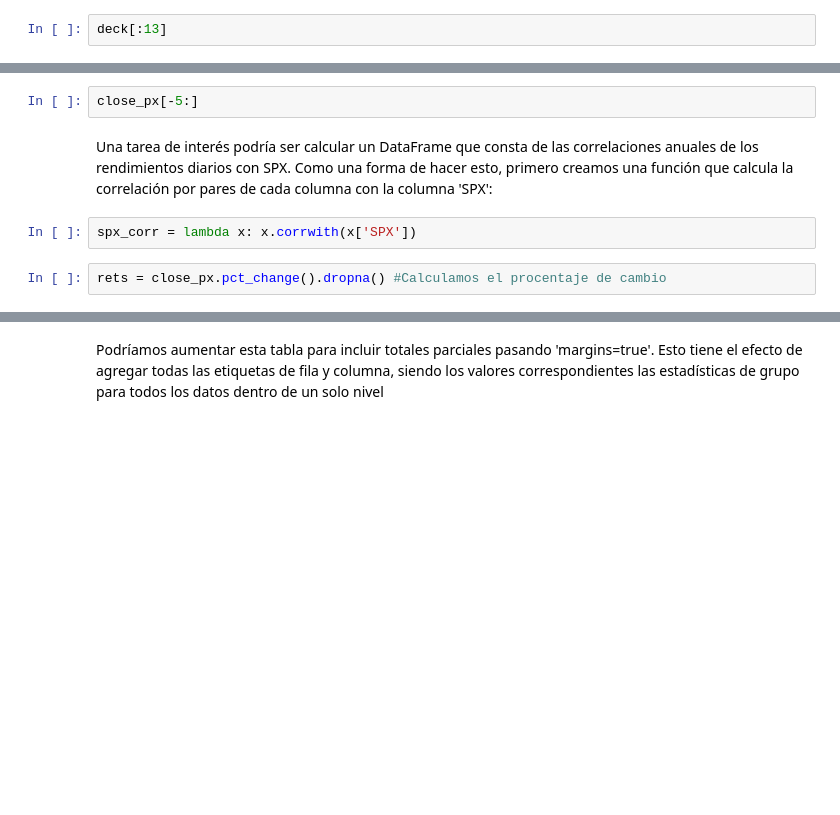
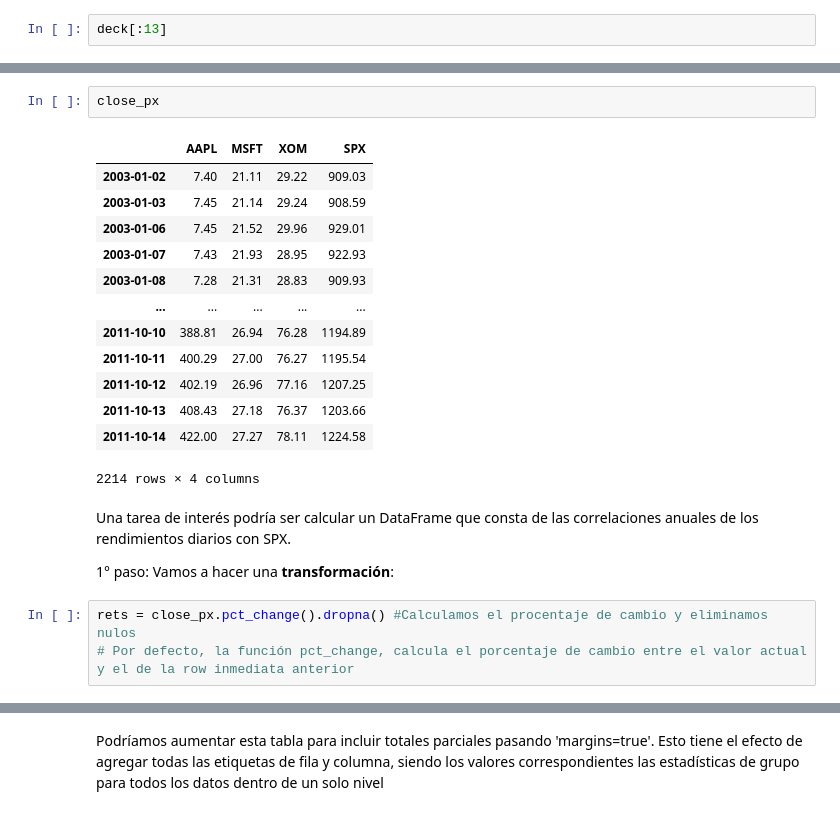
Before and after one commit to ri1965/DataScience, a Jupyter notebook: 6.Gestion_de_datos/Agregación_de_datos.ipynb, the cells around one changed output, grey strips where cells are left out. Saved outputs shown, nothing was run; the diff lists cells and outputs as text; blank space fills up the shorter version.

```diff
--- a/6.Gestion_de_datos/Agregación_de_datos.ipynb
+++ b/6.Gestion_de_datos/Agregación_de_datos.ipynb
@@ -333,9 +745,23 @@ close_px.info()
 # %%
-close_px[-5:]
+close_px
+# %% [output]
+|  | AAPL | MSFT | XOM | SPX |
+| 2003-01-02 | 7.40 | 21.11 | 29.22 | 909.03 |
+| 2003-01-03 | 7.45 | 21.14 | 29.24 | 908.59 |
+| 2003-01-06 | 7.45 | 21.52 | 29.96 | 929.01 |
+| 2003-01-07 | 7.43 | 21.93 | 28.95 | 922.93 |
+| 2003-01-08 | 7.28 | 21.31 | 28.83 | 909.93 |
+| ... | ... | ... | ... | ... |
+| 2011-10-10 | 388.81 | 26.94 | 76.28 | 1194.89 |
+| 2011-10-11 | 400.29 | 27.00 | 76.27 | 1195.54 |
+| 2011-10-12 | 402.19 | 26.96 | 77.16 | 1207.25 |
+| 2011-10-13 | 408.43 | 27.18 | 76.37 | 1203.66 |
+| 2011-10-14 | 422.00 | 27.27 | 78.11 | 1224.58 |
+2214 rows × 4 columns
 # %% [markdown]
 Una tarea de interés podría ser calcular un DataFrame que consta de las correlaciones anuales de los rendimientos diarios con SPX.
-Como una forma de hacer esto, primero creamos una función que calcula la correlación por pares de cada columna con la columna 'SPX':
+
+1° paso: Vamos a hacer una **transformación**:
-# %%
-spx_corr = lambda x: x.corrwith(x['SPX'])
-# %%
-rets = close_px.pct_change().dropna() #Calculamos el procentaje de cambio
+# %%
+rets = close_px.pct_change().dropna() #Calculamos el procentaje de cambio y eliminamos nulos
+# Por defecto, la función pct_change, calcula el porcentaje de cambio entre el valor actual y el de la row inmediata anterior
```
Also changed, not shown: parts of 99 cells of this notebook.
